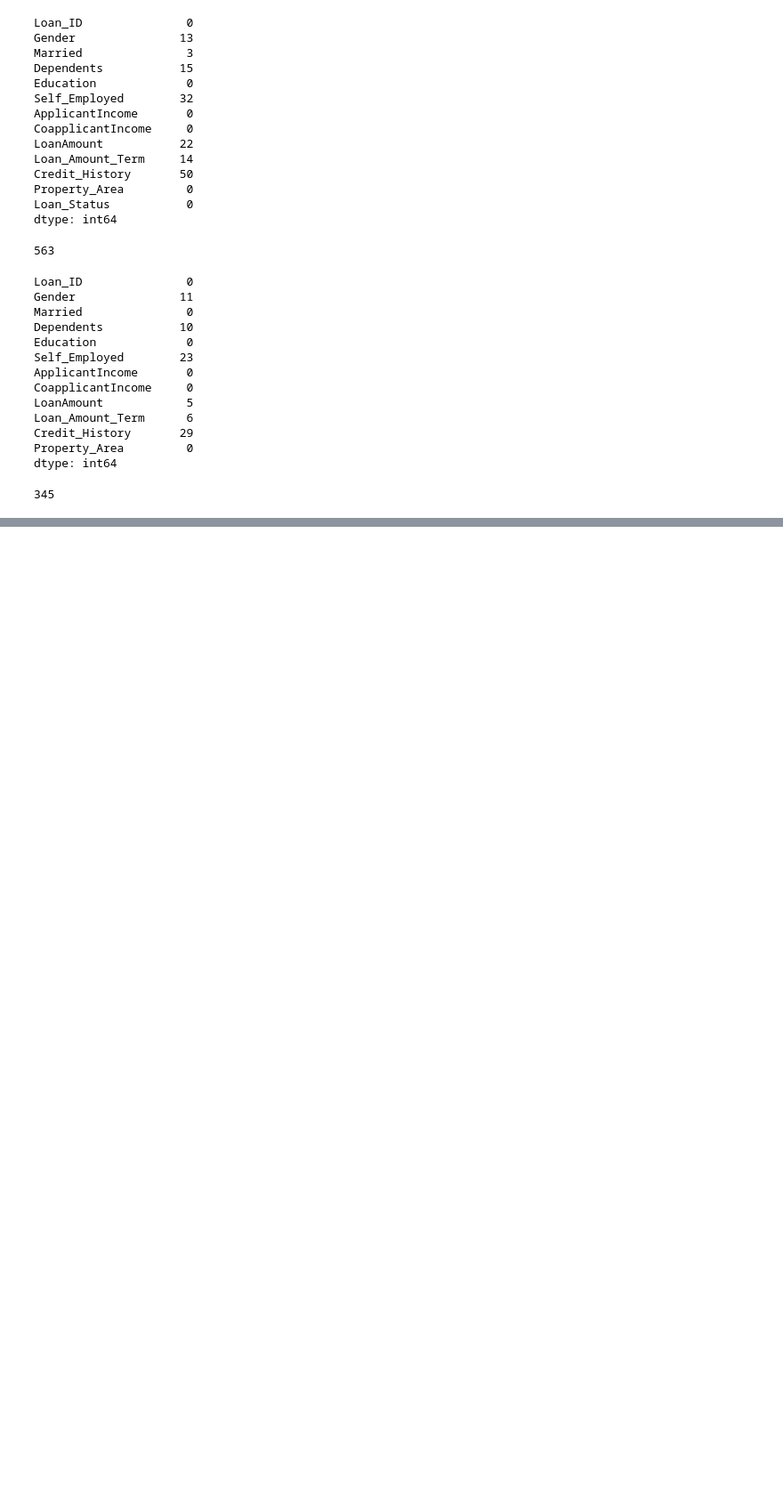
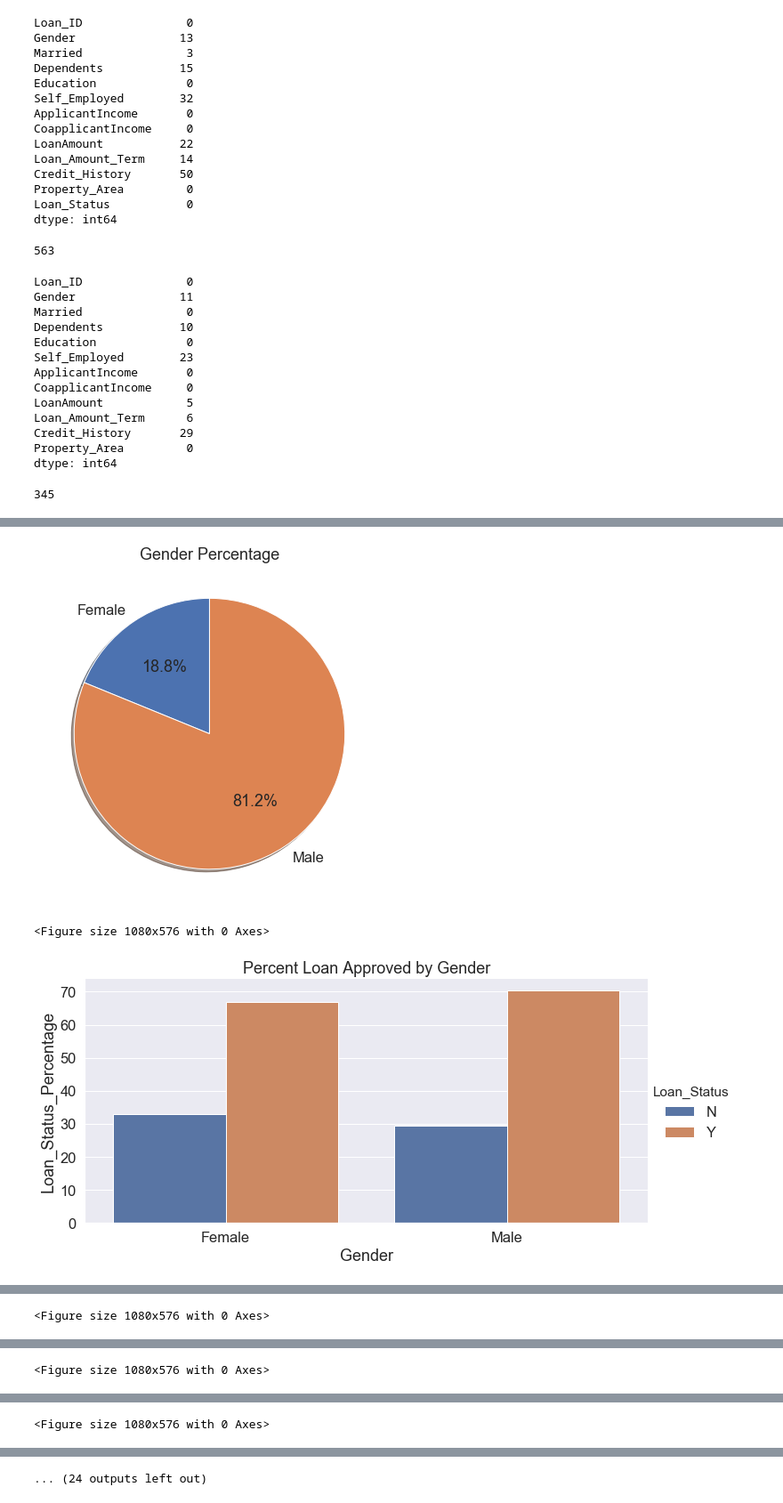
Before and after one commit to MimiBebe/Project-3, a Jupyter notebook: Data_Mugging.ipynb, the cells around one changed output, grey strips where cells are left out. Shown at 89% size. Cells and saved outputs as stored; diff of their text form; code cells hidden in the pictures; blank space fills up the shorter version.

```diff
--- a/Data_Mugging.ipynb
+++ b/Data_Mugging.ipynb
@@ -185,0 +305,36 @@ len(noNullTestDf)
+# %%
+# Different visualization
+colList = ['Gender', 'Married', 'Dependents', 'Education',\
+           'Self_Employed','Loan_Amount_Term', 'Credit_History','Property_Area',\
+           "ApplicantIncome_Bin", "CoapplicantIncome_Bin", "LoanAmount_Bin","TotalIncome_Bin"]
+
+for col in colList:
+    pieStats = trainDataCopy[[col,"Loan_ID"]].groupby([col])\
+                            .agg(totalCount= ('Loan_ID','count')).reset_index()
+    pieStats["totalRecords"] = len(trainDataCopy)
+    pieStats["Percent_Group_Count"] = pieStats["totalCount"]/pieStats["totalRecords"]*100
+
+    barStats = trainDataCopy[[col,"Loan_ID","Loan_Status"]].groupby([col,"Loan_Status"])\
+                            .agg(groupCount= ('Loan_ID','count')).reset_index()
+    barStats = barStats.merge(pieStats,on = col)
+    barStats["Loan_Status_Percentage"] = barStats["groupCount"]/barStats["totalCount"]*100
+
+    fig1 = plt.figure(figsize=(12,7))
+    sns.set(font_scale=1.5)
+    plt.pie(pieStats["Percent_Group_Count"], labels=pieStats[col], autopct='%1.1f%%',shadow=True, startangle=90)
+    plt.title(col + ' Percentage')
+
+    fig2 = plt.figure(figsize=(15,8))
+    sns.set(font_scale=1.5)
+    fig2 = sns.catplot(x = col,       # x variable name
+                    y = "Loan_Status_Percentage",       # y variable name
+                    data =barStats,     # dataframe to plot
+                    kind = "bar",
+                    hue = "Loan_Status",
+                    height=5,
+                    aspect=2)
+    plt.title('Percent Loan Approved by '+col)
+# %% [output]
+[figure, added]
+<Figure size 1080x576 with 0 Axes>
+[figure, added]
@@ -185,0 +342 @@ len(noNullTestDf)
+<Figure size 1080x576 with 0 Axes>
@@ -185,0 +345 @@ len(noNullTestDf)
+<Figure size 1080x576 with 0 Axes>
@@ -185,0 +348 @@ len(noNullTestDf)
+<Figure size 1080x576 with 0 Axes>
@@ -186 +350,2 @@ len(noNullTestDf)
+... (24 outputs left out)
 # %% [markdown]
```
Also changed, not shown: parts of 27 cells of this notebook, 5 other files.
